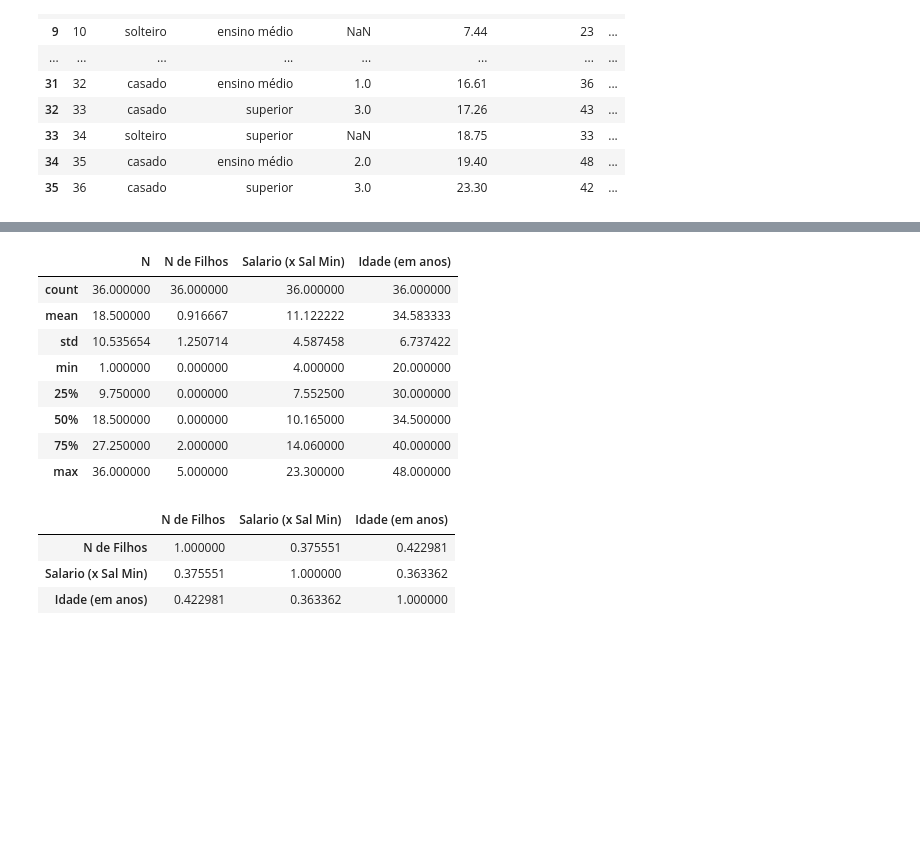
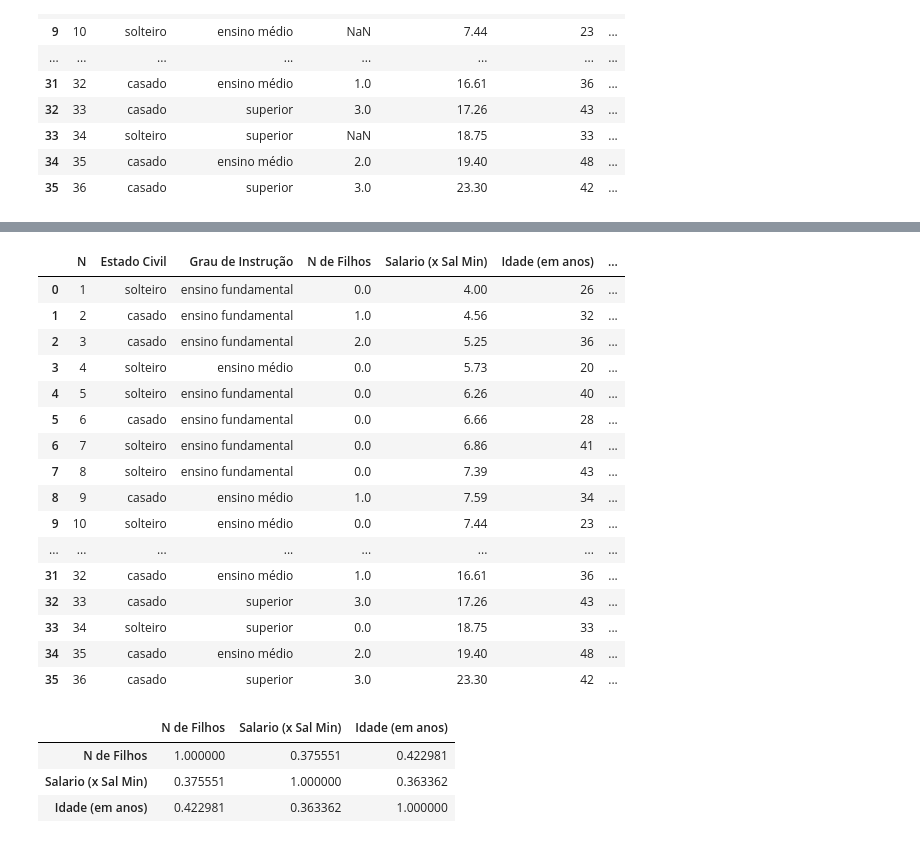
Before and after one commit to gaab-braga/ModelingExercise, a Jupyter notebook: Aula Prática 03 --Gabriel Braga.ipynb, the cells around one changed output, grey strips where cells are left out. Cells and saved outputs as stored; diff of their text form; code cells hidden in the pictures; blank space fills up the shorter version.

```diff
--- a/Aula Prática 03 --Gabriel Braga.ipynb
+++ b/Aula Prática 03 --Gabriel Braga.ipynb
@@ -66,17 +66,25 @@ memory usage: 2.1+ KB
 # %%
 # Como os dados estão bem estruturados, vamos só preencher as células NaN com zero
 tabela_clean = tabela.fillna(0)
-tabela_clean.describe()
+tabela_clean
 # %% [output]
-|  | N | N de Filhos | Salario (x Sal Min) | Idade (em anos) |
-| count | 36.000000 | 36.000000 | 36.000000 | 36.000000 |
-| mean | 18.500000 | 0.916667 | 11.122222 | 34.583333 |
-| std | 10.535654 | 1.250714 | 4.587458 | 6.737422 |
-| min | 1.000000 | 0.000000 | 4.000000 | 20.000000 |
-| 25% | 9.750000 | 0.000000 | 7.552500 | 30.000000 |
-| 50% | 18.500000 | 0.000000 | 10.165000 | 34.500000 |
-| 75% | 27.250000 | 2.000000 | 14.060000 | 40.000000 |
-| max | 36.000000 | 5.000000 | 23.300000 | 48.000000 |
+|  | N | Estado Civil | Grau de Instrução | N de Filhos | Salario (x Sal Min) | Idade (em anos) | ... |
+| 0 | 1 | solteiro | ensino fundamental | 0.0 | 4.00 | 26 | ... |
+| 1 | 2 | casado | ensino fundamental | 1.0 | 4.56 | 32 | ... |
+| 2 | 3 | casado | ensino fundamental | 2.0 | 5.25 | 36 | ... |
+| 3 | 4 | solteiro | ensino médio | 0.0 | 5.73 | 20 | ... |
+| 4 | 5 | solteiro | ensino fundamental | 0.0 | 6.26 | 40 | ... |
+| 5 | 6 | casado | ensino fundamental | 0.0 | 6.66 | 28 | ... |
+| 6 | 7 | solteiro | ensino fundamental | 0.0 | 6.86 | 41 | ... |
+| 7 | 8 | solteiro | ensino fundamental | 0.0 | 7.39 | 43 | ... |
+| 8 | 9 | casado | ensino médio | 1.0 | 7.59 | 34 | ... |
+| 9 | 10 | solteiro | ensino médio | 0.0 | 7.44 | 23 | ... |
+| ... | ... | ... | ... | ... | ... | ... | ... |
+| 31 | 32 | casado | ensino médio | 1.0 | 16.61 | 36 | ... |
+| 32 | 33 | casado | superior | 3.0 | 17.26 | 43 | ... |
+| 33 | 34 | solteiro | superior | 0.0 | 18.75 | 33 | ... |
+| 34 | 35 | casado | ensino médio | 2.0 | 19.40 | 48 | ... |
+| 35 | 36 | casado | superior | 3.0 | 23.30 | 42 | ... |
 # %%
 # Quais são os fatores que mais influenciam no salário?
 
```
Also changed, not shown: parts of 6 cells of this notebook, 1 other file.
